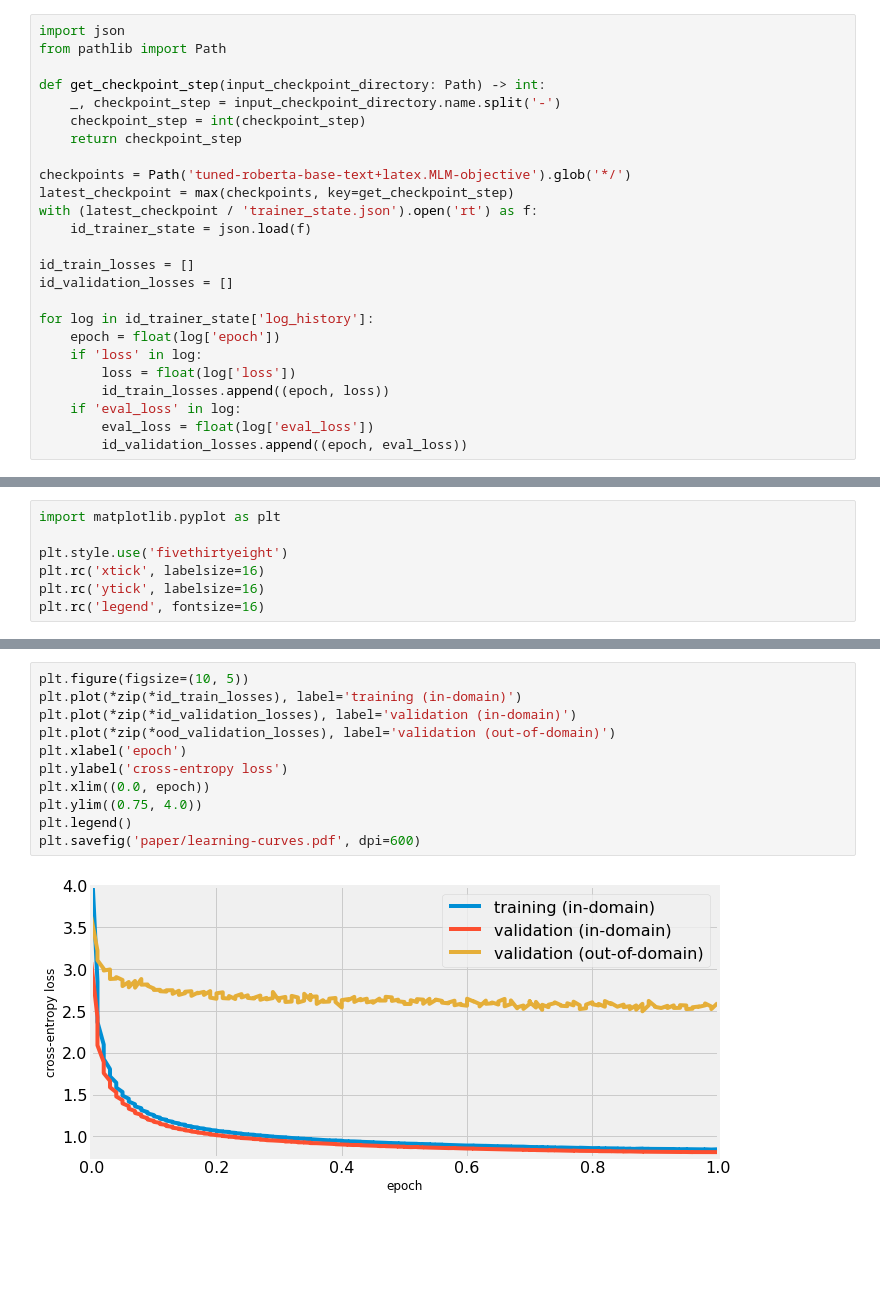
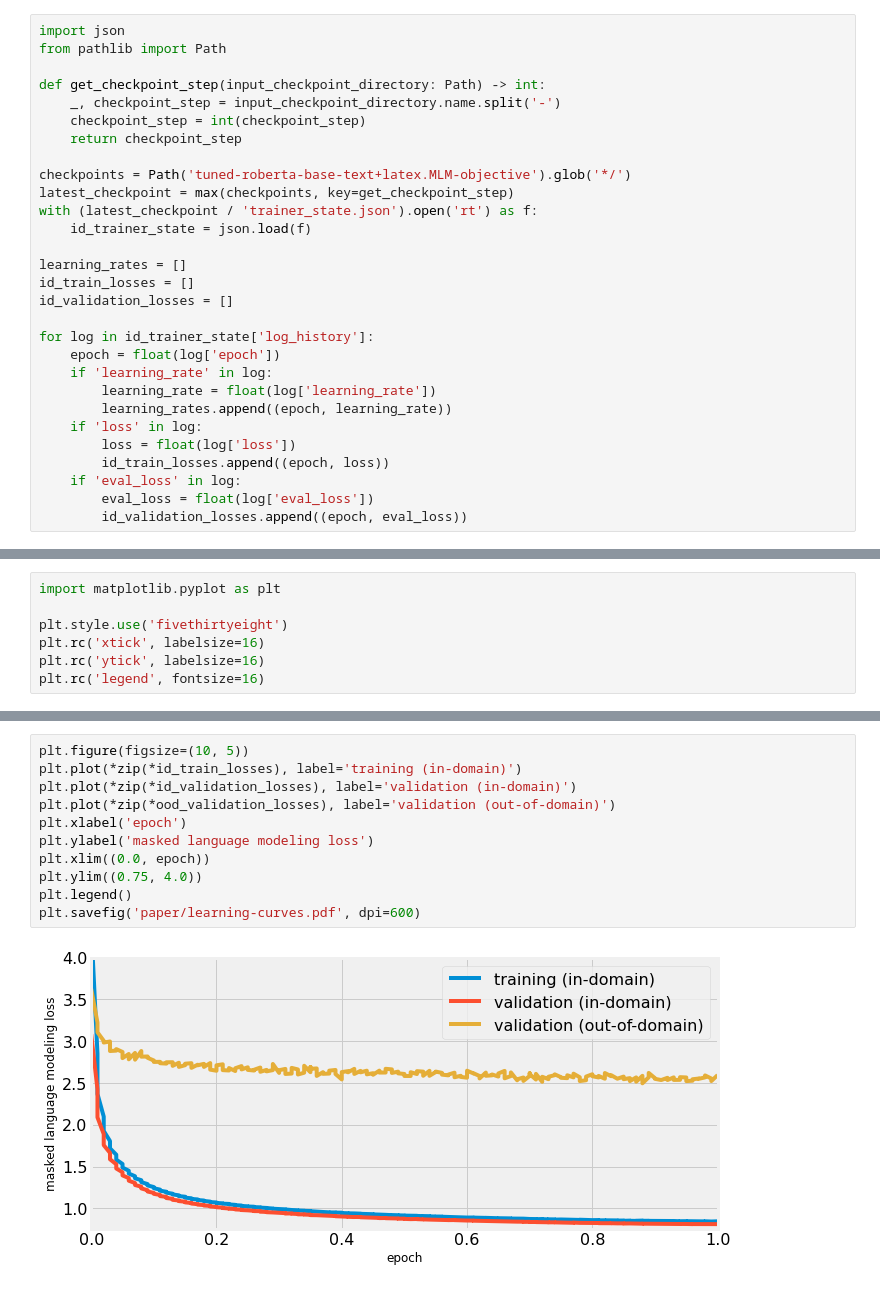
Before and after one commit to Witiko/scm-at-arqmath3, a Jupyter notebook: 03-finetune-roberta.ipynb, the cells around one changed output, grey strips where cells are left out. Cells and saved outputs as stored; diff of their text form; blank space fills up the shorter version.

Commit message:
Plot LR and replace CELoss with MLMloss in `03-finetune-roberta.ipynb`

```diff
--- a/03-finetune-roberta.ipynb
+++ b/03-finetune-roberta.ipynb
@@ -53,11 +53,15 @@ latest_checkpoint = max(checkpoints, key=get_checkpoint_step)
 with (latest_checkpoint / 'trainer_state.json').open('rt') as f:
     id_trainer_state = json.load(f)
 
+learning_rates = []
 id_train_losses = []
 id_validation_losses = []
 
 for log in id_trainer_state['log_history']:
     epoch = float(log['epoch'])
+    if 'learning_rate' in log:
+        learning_rate = float(log['learning_rate'])
+        learning_rates.append((epoch, learning_rate))
     if 'loss' in log:
         loss = float(log['loss'])
         id_train_losses.append((epoch, loss))
@@ -108,13 +120,13 @@ plt.rc('legend', fontsize=16)
 # %%
 plt.figure(figsize=(10, 5))
 plt.plot(*zip(*id_train_losses), label='training (in-domain)')
 plt.plot(*zip(*id_validation_losses), label='validation (in-domain)')
 plt.plot(*zip(*ood_validation_losses), label='validation (out-of-domain)')
 plt.xlabel('epoch')
-plt.ylabel('cross-entropy loss')
+plt.ylabel('masked language modeling loss')
 plt.xlim((0.0, epoch))
 plt.ylim((0.75, 4.0))
 plt.legend()
 plt.savefig('paper/learning-curves.pdf', dpi=600)
 # %% [output]
-[figure, old version]
+[figure, new version]
```
Also changed, not shown: parts of 1 cell of this notebook, 4 other files.
